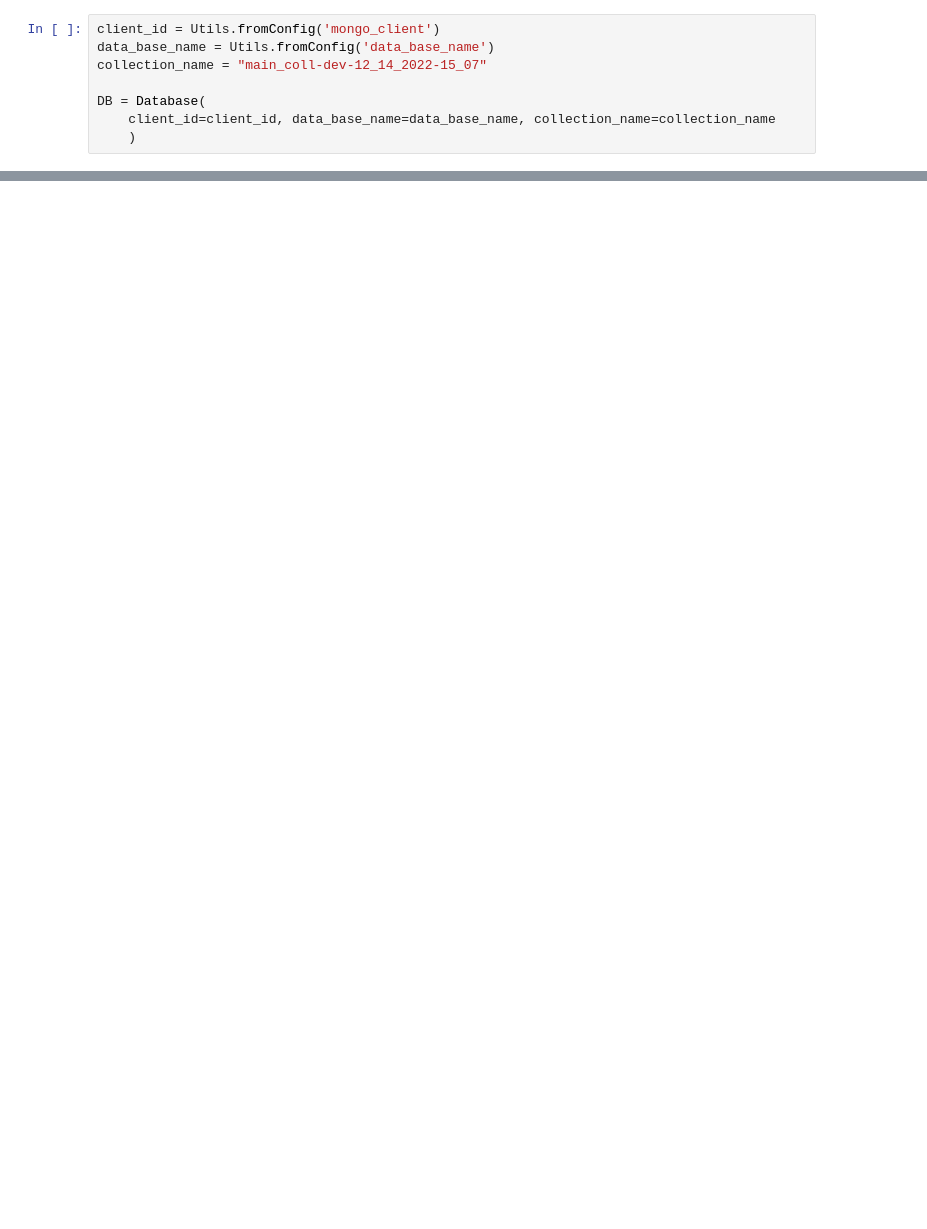
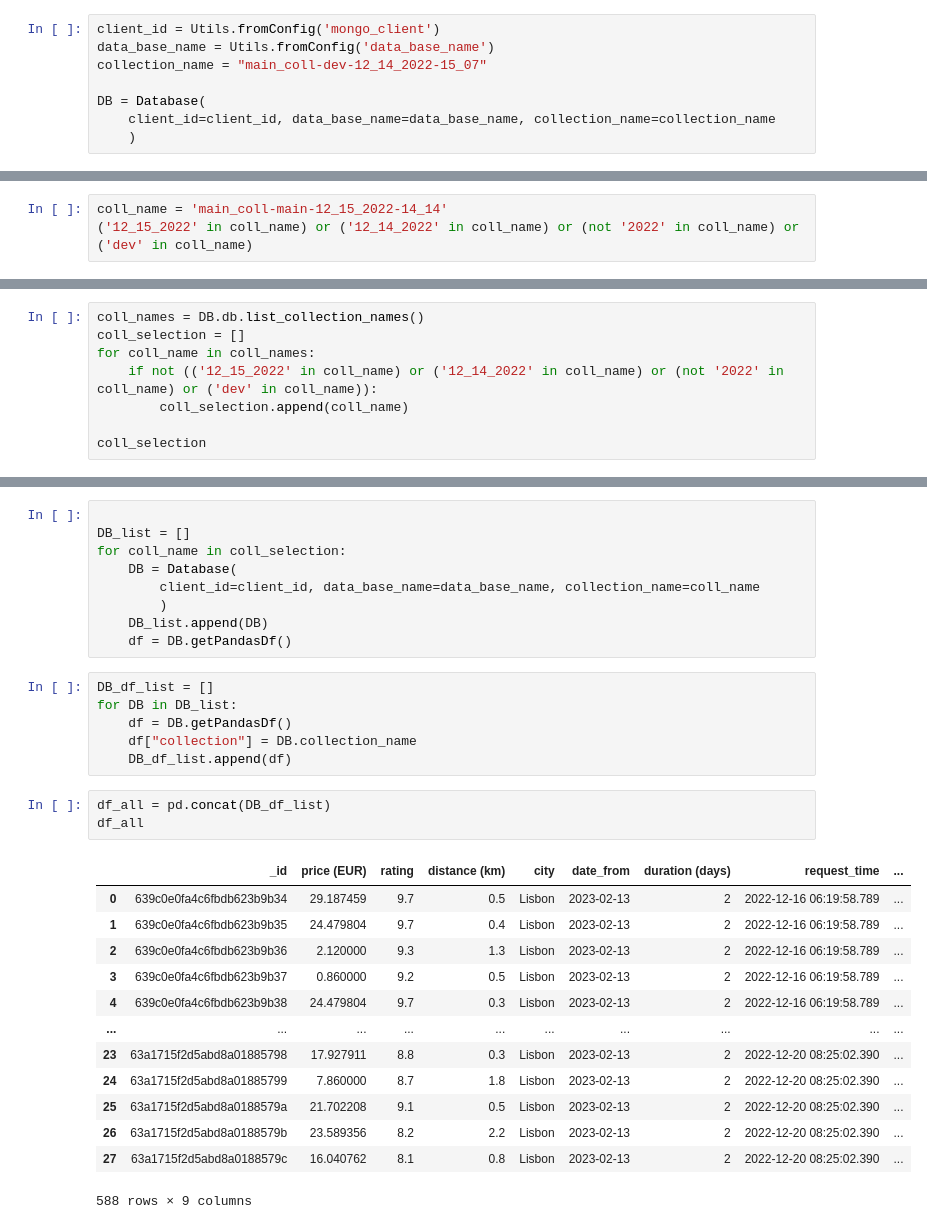
Before and after one commit to s3flsago/hostelprices, a Jupyter notebook: notebooks/analyze_remote_data.ipynb, the cells around one changed output, grey strips where cells are left out. Cells and saved outputs as stored; diff of their text form; blank space fills up the shorter version.

Commit message:
switch main to op-mode

```diff
--- a/notebooks/analyze_remote_data.ipynb
+++ b/notebooks/analyze_remote_data.ipynb
@@ -58,0 +34,3 @@ df
+# %%
+coll_name = 'main_coll-main-12_15_2022-14_14'
+('12_15_2022' in coll_name) or ('12_14_2022' in coll_name) or (not '2022' in coll_name) or ('dev' in coll_name)
@@ -58,0 +39,8 @@ df
+# %%
+coll_names = DB.db.list_collection_names()
+coll_selection = []
+for coll_name in coll_names:
+    if not (('12_15_2022' in coll_name) or ('12_14_2022' in coll_name) or (not '2022' in coll_name) or ('dev' in coll_name)):
+        coll_selection.append(coll_name)
+
+coll_selection
@@ -58,0 +65,32 @@ df
+# %%
+
+DB_list = []
+for coll_name in coll_selection:
+    DB = Database(
+        client_id=client_id, data_base_name=data_base_name, collection_name=coll_name
+        )
+    DB_list.append(DB)
+    df = DB.getPandasDf()
+# %%
+DB_df_list = []
+for DB in DB_list:
+    df = DB.getPandasDf()
+    df["collection"] = DB.collection_name
+    DB_df_list.append(df)
+# %%
+df_all = pd.concat(DB_df_list)
+df_all
+# %% [output]
+|  | _id | price (EUR) | rating | distance (km) | city | date_from | duration (days) | request_time | ... |
+| 0 | 639c0e0fa4c6fbdb623b9b34 | 29.187459 | 9.7 | 0.5 | Lisbon | 2023-02-13 | 2 | 2022-12-16 06:19:58.789 | ... |
+| 1 | 639c0e0fa4c6fbdb623b9b35 | 24.479804 | 9.7 | 0.4 | Lisbon | 2023-02-13 | 2 | 2022-12-16 06:19:58.789 | ... |
+| 2 | 639c0e0fa4c6fbdb623b9b36 | 2.120000 | 9.3 | 1.3 | Lisbon | 2023-02-13 | 2 | 2022-12-16 06:19:58.789 | ... |
+| 3 | 639c0e0fa4c6fbdb623b9b37 | 0.860000 | 9.2 | 0.5 | Lisbon | 2023-02-13 | 2 | 2022-12-16 06:19:58.789 | ... |
+| 4 | 639c0e0fa4c6fbdb623b9b38 | 24.479804 | 9.7 | 0.3 | Lisbon | 2023-02-13 | 2 | 2022-12-16 06:19:58.789 | ... |
+| ... | ... | ... | ... | ... | ... | ... | ... | ... | ... |
+| 23 | 63a1715f2d5abd8a01885798 | 17.927911 | 8.8 | 0.3 | Lisbon | 2023-02-13 | 2 | 2022-12-20 08:25:02.390 | ... |
+| 24 | 63a1715f2d5abd8a01885799 | 7.860000 | 8.7 | 1.8 | Lisbon | 2023-02-13 | 2 | 2022-12-20 08:25:02.390 | ... |
+| 25 | 63a1715f2d5abd8a0188579a | 21.702208 | 9.1 | 0.5 | Lisbon | 2023-02-13 | 2 | 2022-12-20 08:25:02.390 | ... |
+| 26 | 63a1715f2d5abd8a0188579b | 23.589356 | 8.2 | 2.2 | Lisbon | 2023-02-13 | 2 | 2022-12-20 08:25:02.390 | ... |
+| 27 | 63a1715f2d5abd8a0188579c | 16.040762 | 8.1 | 0.8 | Lisbon | 2023-02-13 | 2 | 2022-12-20 08:25:02.390 | ... |
+588 rows × 9 columns
```
Also changed, not shown: parts of 11 cells of this notebook, 4 other files.
